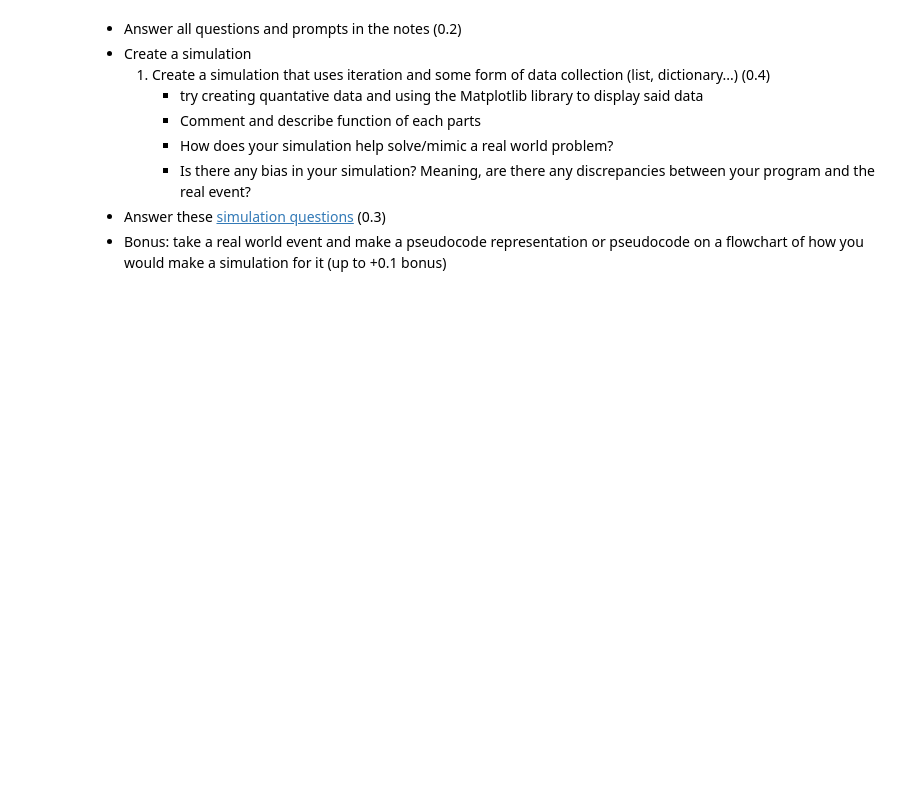
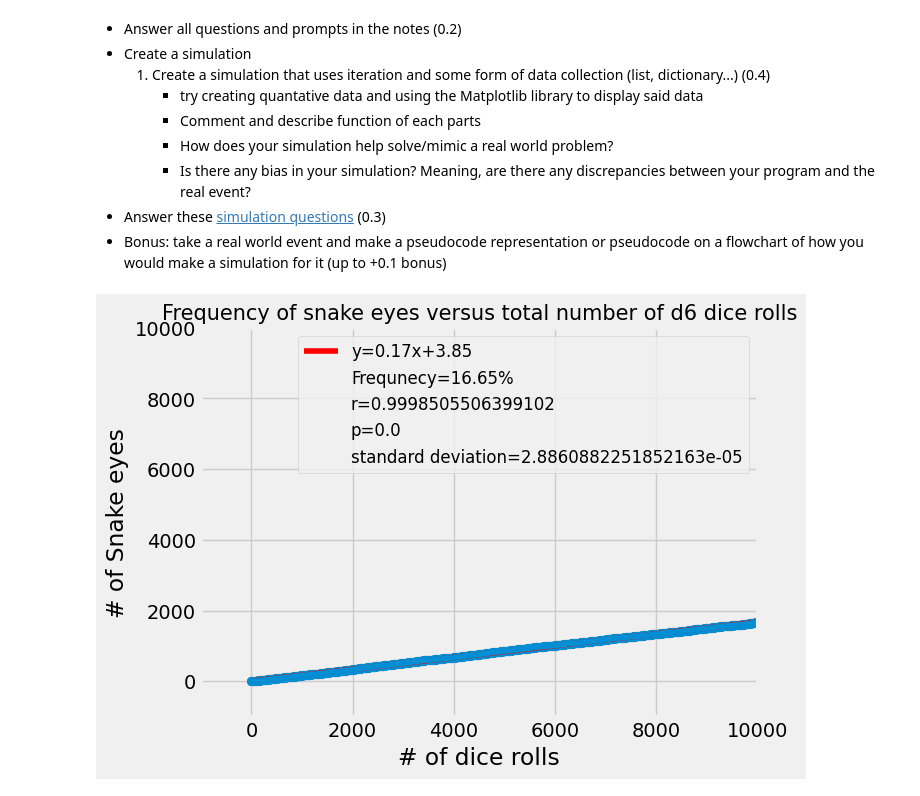
Before and after one commit to YLu-1258/YLu-Blog, a Jupyter notebook: _notebooks/2023-04-25-P3M-Simulations.ipynb, the cells around one changed output. Cells and saved outputs as stored; diff of their text form; code cells hidden in the pictures; blank space fills up the shorter version.

Commit message:
finished simulations

```diff
--- a/_notebooks/2023-04-25-P3M-Simulations.ipynb
+++ b/_notebooks/2023-04-25-P3M-Simulations.ipynb
@@ -308,3 +308,43 @@ How does this simulation have bias?
         - Is there any bias in your simulation? Meaning, are there any discrepancies between your program and the real event?
 - Answer these [simulation questions](https://shruthim0.github.io/canada/2023/04/03/simulationsplanning2.html) (0.3)
 - Bonus: take a real world event and make a pseudocode representation or pseudocode on a flowchart of how you would make a simulation for it (up to +0.1 bonus)
+# %%
+from random import randint
+import matplotlib.pyplot as plt
+from scipy import stats
+import numpy as np
+
+total_dice_rolls, snake_eyes = [0], [0]
+
+def snakeEyesSimulation(num_of_iterations):
+    for i in range(num_of_iterations):              # Here we generate a data
+        if randint(1,6) == randint(1,6):            # If a snake eyes is found, add the new value to our array
+            snake_eyes.append(snake_eyes[i]+1)
+        else:
+            snake_eyes.append(snake_eyes[i])        # Otherwise we keep the current count
+        total_dice_rolls.append(total_dice_rolls[i]+1)
+
+    totalnp = np.array(total_dice_rolls)            # Convert our lists into np arrays to perpform statistical analysis
+    snakenp = np.array(snake_eyes)
+    slope, intercept, rvalue, pvalue, stderr = stats.linregress(totalnp,snakenp) # Perform linear regression, gives us our data values
+    line = slope*totalnp+intercept                                               # Get our best fit line
+    frequency = str(snake_eyes[-1]/num_of_iterations * 100)[:5] + "%"            # Get our frequency
+    plt.style.use('fivethirtyeight')                                             # Spice up our style
+    plt.plot(totalnp, line, 'r', label='y={:.2f}x+{:.2f}'.format(slope,intercept))
+    plt.plot(total_dice_rolls, snake_eyes)
+    plt.plot([], [], ' ', label=f"Frequnecy={frequency}")                        # Some lables to make it fancy
+    plt.plot([], [], ' ', label=f"r={rvalue}")
+    plt.plot([], [], ' ', label=f"p={pvalue}")
+    plt.plot([], [], ' ', label=f"standard deviation={stderr}")
+    plt.xlabel('# of dice rolls')                                                # Axis lables
+    plt.ylabel('# of Snake eyes')
+    plt.title('Frequency of snake eyes versus total number of d6 dice rolls', fontdict={'fontsize': 15})
+    plt.ylim(-1000,num_of_iterations)
+    plt.xlim(-1000,num_of_iterations)
+    plt.scatter(totalnp,snakenp)                                                 # Graph the data points in a scatter plot
+    plt.legend(fontsize=12)
+    plt.show()                                                                   # Display the graph
+
+snakeEyesSimulation(10000)
+# %% [output]
+[figure, added]
```
Also changed, not shown: parts of 4 cells of this notebook.
